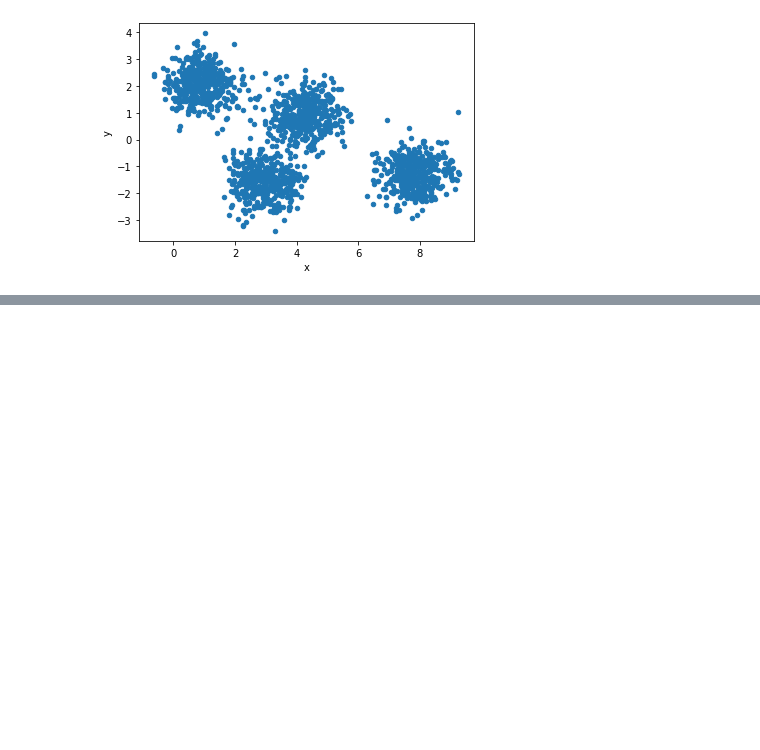
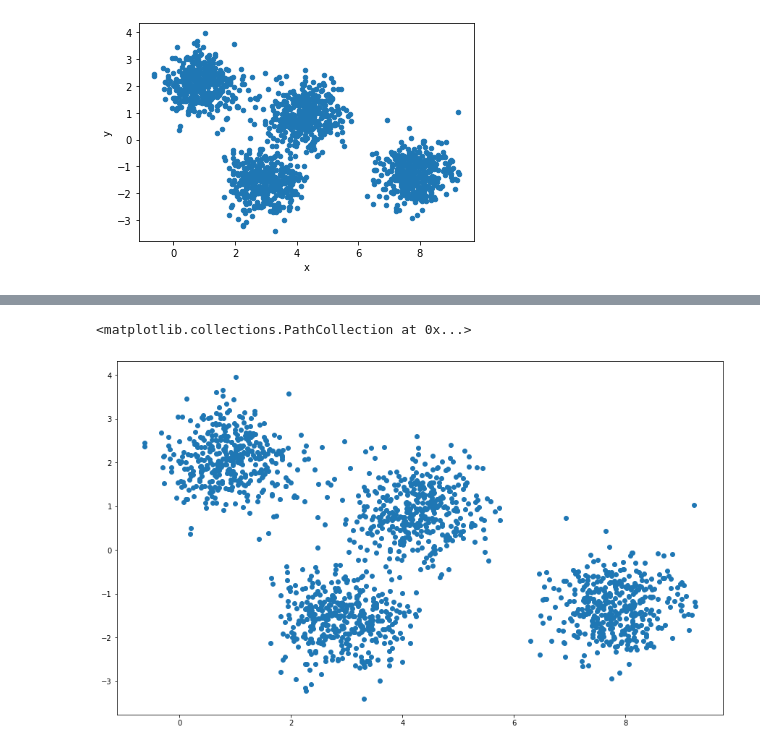
Before and after one commit to Ashirbad-Sarangi/gaussian_mixture_model, a Jupyter notebook: code/gaussian_mixture_model.ipynb, the cells around one changed output, grey strips where cells are left out. Saved outputs shown, nothing was run; the diff lists cells and outputs as text; code cells hidden in the pictures; blank space fills up the shorter version.

```diff
--- a/code/gaussian_mixture_model.ipynb
+++ b/code/gaussian_mixture_model.ipynb
@@ -83,0 +90,7 @@ graph.scatter(means[3][0],means[0][1],c = 'red')
+# %%
+mean = means[0]
+sigma = sigmas[0]
+# %%
+det = maths.linalg.det(sigma)
+mahalonabis_distance = float((x - mean).T @ maths.linalg.inv(sigma) @ (x - mean))
+mahalonabis_distance
@@ -83,0 +99,3 @@ graph.scatter(means[3][0],means[0][1],c = 'red')
+# %%
+conditional_probability = 1/(det**0.5 * pi ** (number_of_attributes/2)) * exp(-1/2 * mahalonabis_distance)
+conditional_probability
@@ -85,6 +109,7 @@ graph.scatter(means[3][0],means[0][1],c = 'red')
 max_loops = 10
 for _ in range(max_loops) :
     p_i = []
+
     for i in range(number_of_clusters):
         mean = means[i]
         sigma = sigmas[i]
@@ -92,11 +117,22 @@ for _ in range(max_loops) :
         conditional_probabilities = []
         for j in range(number_of_datapoints):
             x = maths.matrix(df_raw.iloc[j]).reshape(-1,1)
-            mahalonabis_distance = float((x - mean).T @ sigma @ (x - mean))
-            conditional_probability = 1/(sigma * pi ** (number_of_attributes/2)) * exp(-1/2 * mahalonabis_distance)
+            det = maths.linalg.det(sigma)
+            if det == 0 : sigma =  maths.random.random(size=(number_of_attributes,number_of_attributes))
+
+            mahalonabis_distance = float((x - mean).T @ maths.linalg.inv(sigma) @ (x - mean))
+            if mahalonabis_distance < 1e-136 : mahalonabis_distance = 0
+
+            # print(mahalonabis_distance)
+            conditional_probability = 1/(abs(det)**0.5 * pi ** (number_of_attributes/2)) * exp(-1/2 * mahalonabis_distance)
+            print(conditional_probability)
             conditional_probabilities.append(conditional_probability)
+            # print("Mahalonabis Distance",mahalonabis_distance)
+            # print("Conditional Probability",conditional_probability)
+            # print()
         conditional_probabilities = conditional_probabilities / sum(conditional_probabilities)
         p_i.append(probability*conditional_probabilities)
+
     for i in range(number_of_clusters):
         probability_sum = sum(p_i[i])
         mean_sum = []
@@ -123,0 +191,13 @@ print(probabilities)
+# %%
+ratio = 6/10
+width = 15
+figsize = (width, width*ratio)
+figure = graph.figure(figsize = figsize)
+graph.scatter(df_raw['x'],df_raw['y'])
+graph.scatter(means[0][0],means[0][1],c = 'red')
+# graph.scatter(means[1][0],means[0][1],c = 'red')
+graph.scatter(means[2][0],means[0][1],c = 'red')
+graph.scatter(means[3][0],means[0][1],c = 'red')
+# %% [output]
+<matplotlib.collections.PathCollection at 0x...>
+[figure, added]
```
Also changed, not shown: parts of 11 cells of this notebook.
